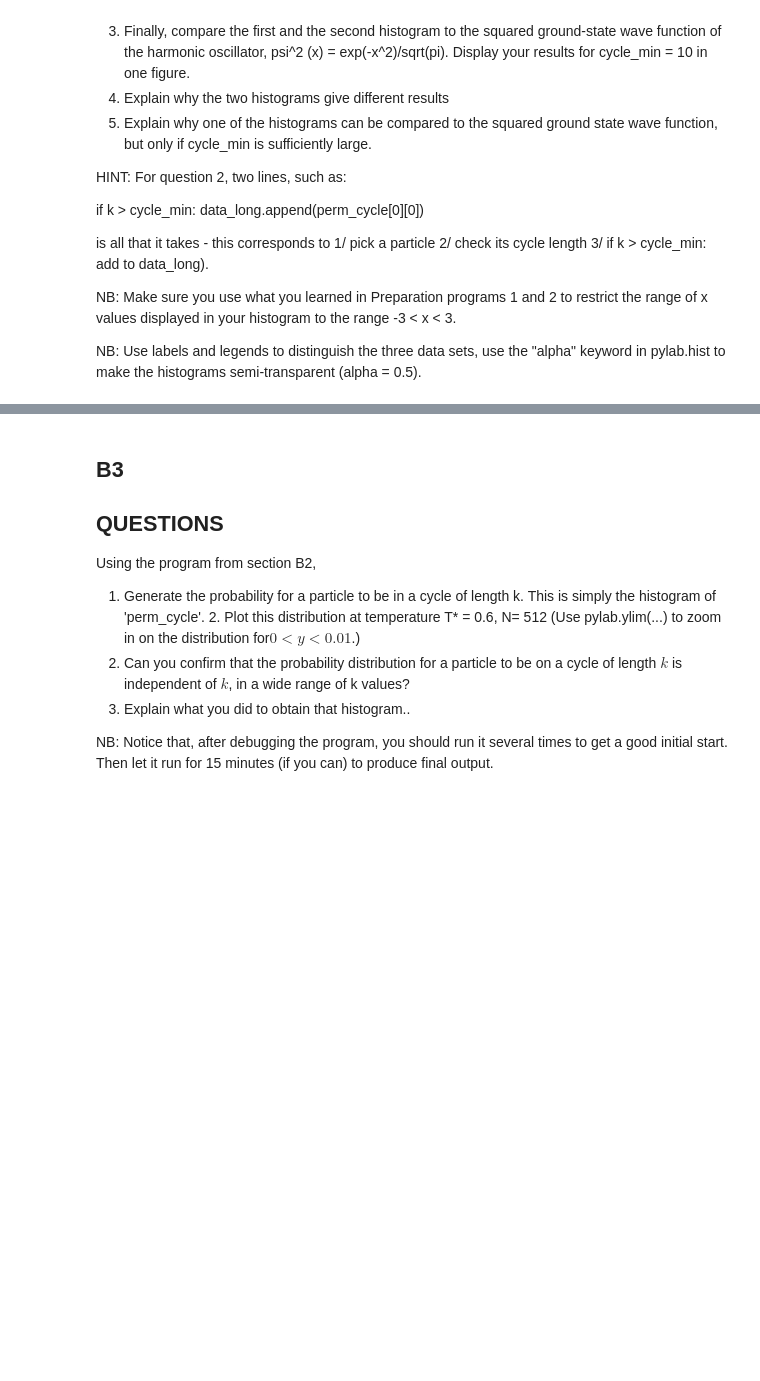
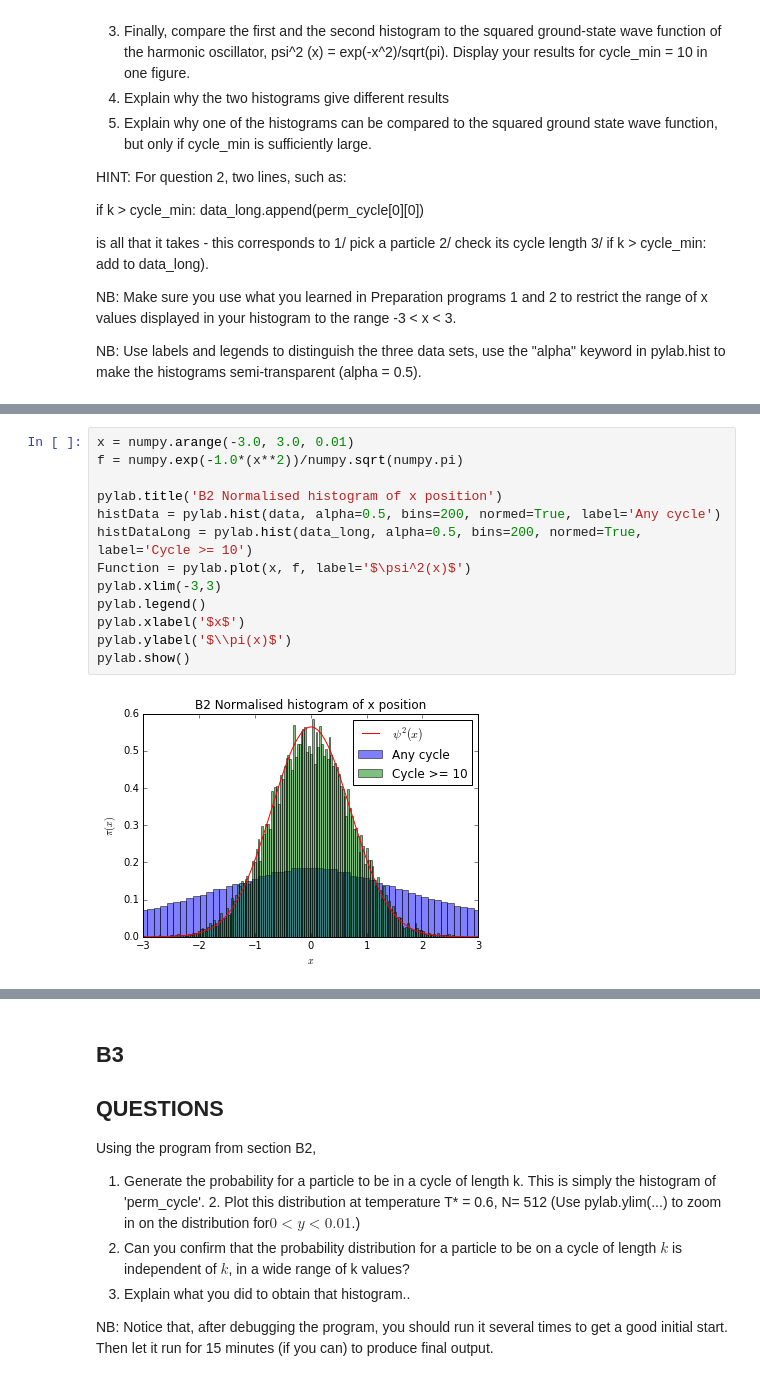
Before and after one commit to MirekJ/mirekJ_7110_v2, a Jupyter notebook: Homework/HW7.ipynb, the cells around one changed output, grey strips where cells are left out. Cells and saved outputs as stored; diff of their text form; blank space fills up the shorter version.

```diff
--- a/Homework/HW7.ipynb
+++ b/Homework/HW7.ipynb
@@ -159,0 +297,15 @@ NB: Use labels and legends to distinguish the three data sets, use the "alpha" k
+# %%
+x = numpy.arange(-3.0, 3.0, 0.01)
+f = numpy.exp(-1.0*(x**2))/numpy.sqrt(numpy.pi)
+
+pylab.title('B2 Normalised histogram of x position')
+histData = pylab.hist(data, alpha=0.5, bins=200, normed=True, label='Any cycle')
+histDataLong = pylab.hist(data_long, alpha=0.5, bins=200, normed=True, label='Cycle >= 10')
+Function = pylab.plot(x, f, label='$\psi^2(x)$')
+pylab.xlim(-3,3)
+pylab.legend()
+pylab.xlabel('$x$')
+pylab.ylabel('$\\pi(x)$')
+pylab.show()
+# %% [output]
+[figure, added]
```
Also changed, not shown: parts of 20 cells of this notebook.
